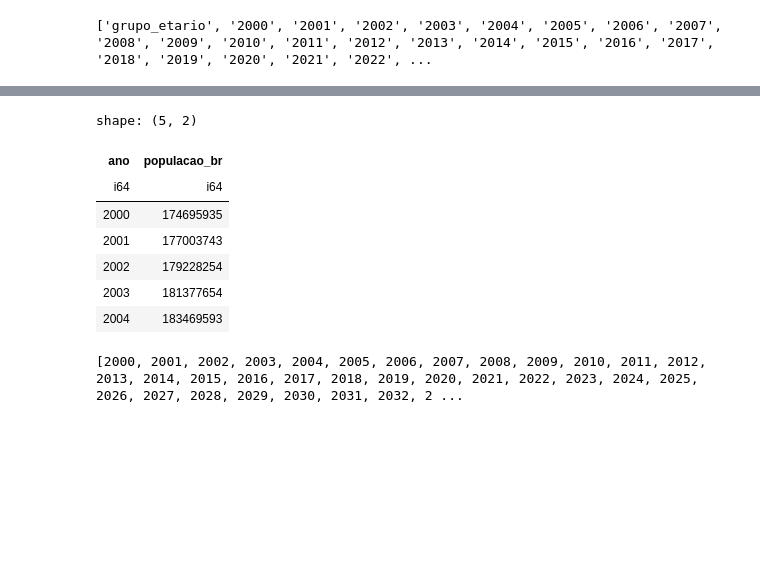
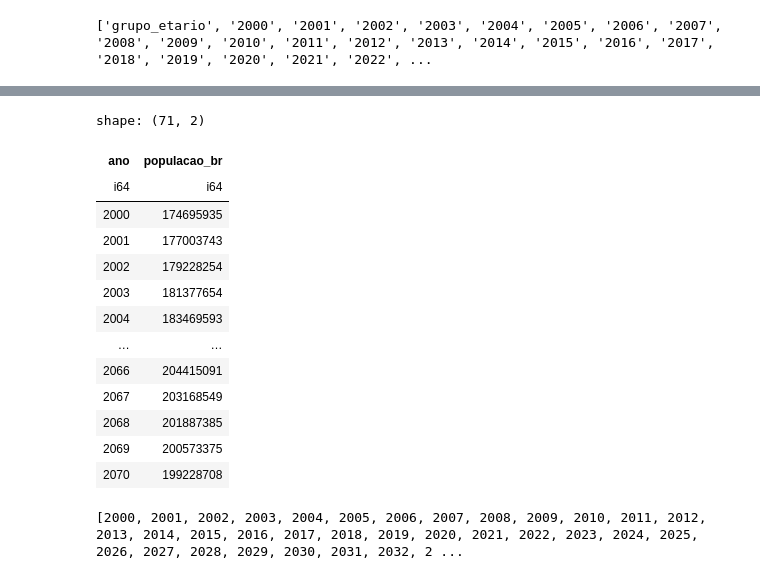
Before and after one commit to LazaroDamasceno/Analise-Dados-com-Python, a Jupyter notebook: ibge/projecao_populacao/projecao_populacao.ipynb, the cells around one changed output, grey strips where cells are left out. Cells and saved outputs as stored; diff of their text form; code cells hidden in the pictures; blank space fills up the shorter version.

```diff
--- a/ibge/projecao_populacao/projecao_populacao.ipynb
+++ b/ibge/projecao_populacao/projecao_populacao.ipynb
@@ -82,5 +29,3 @@ print(df.columns)
-# %%
-df = df.drop(['SEXO', 'CÓD.', 'SIGLA', 'LOCAL'])
 # %%
 df = df.rename({
     'GRUPO ETÁRIO': 'grupo_etario'
@@ -90,13 +35,13 @@ print(df.columns)
 # %% [output]
 ['grupo_etario', '2000', '2001', '2002', '2003', '2004', '2005', '2006', '2007', '2008', '2009', '2010', '2011', '2012', '2013', '2014', '2015', '2016', '2017', '2018', '2019', '2020', '2021', '2022', ...
 # %%
-df_tidy = df.unpivot(
+df_unpivoted = df.unpivot(
     index='grupo_etario',
     on=[str(x) for x in range(2000, 2071)],
     variable_name='ano',
     value_name='populacao_br'
 )
 # %%
-df_tidy = df_tidy.with_columns(
+df_unpivoted = df_unpivoted.with_columns(
     pl.col('ano').cast(int)
 )
@@ -114,5 +65,5 @@ shape: (5, 3)
 # %%
-df_grouped = df_tidy.group_by('ano').agg(
+df_grouped = df_unpivoted.group_by('ano').agg(
     pl.col('populacao_br').sum()
 )
 # %%
@@ -129,16 +86,22 @@ shape: (5, 2)
 # %%
 df_sorted = df_grouped.sort('ano', descending=False)
 # %%
-df_sorted.head()
+df_sorted
 # %% [output]
-shape: (5, 2)
+shape: (71, 2)
 | ano | populacao_br |
 | i64 | i64 |
 | 2000 | 174695935 |
 | 2001 | 177003743 |
 | 2002 | 179228254 |
 | 2003 | 181377654 |
 | 2004 | 183469593 |
+| … | … |
+| 2066 | 204415091 |
+| 2067 | 203168549 |
+| 2068 | 201887385 |
+| 2069 | 200573375 |
+| 2070 | 199228708 |
 # %%
 anos = df_sorted.select(pl.col('ano')).to_series().to_list()
 print(anos)
```
Also changed, not shown: parts of 13 cells of this notebook, 1 other file.
